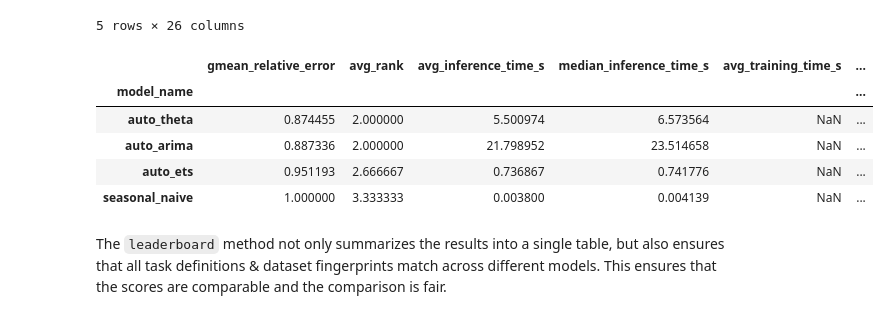
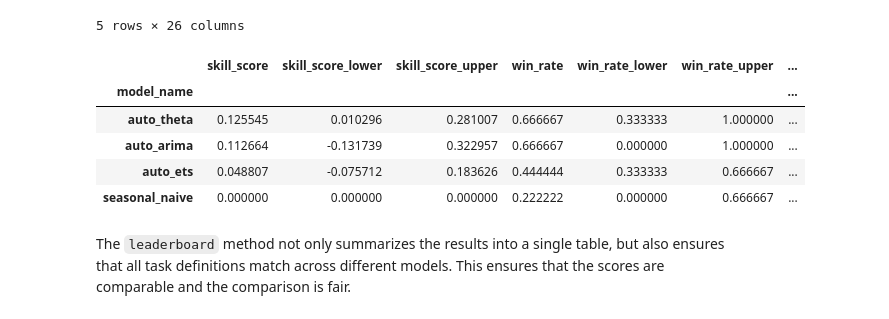
Before and after one commit to autogluon/fev, a Jupyter notebook: docs/tutorials/01-quickstart.ipynb, the cells around one changed output. Saved outputs shown, nothing was run; the diff lists cells and outputs as text; code cells hidden in the pictures.

Commit message:
Update eval summaries

```diff
--- a/docs/tutorials/01-quickstart.ipynb
+++ b/docs/tutorials/01-quickstart.ipynb
@@ -117,13 +119,13 @@ summaries.head()
 5 rows × 26 columns
 # %%
 # Evaluation summaries can be provided as dataframes, dicts, JSON or CSV files
-fev.leaderboard(summaries)
+fev.leaderboard(summaries, baseline_model="seasonal_naive")
 # %% [output]
-|  | gmean_relative_error | avg_rank | avg_inference_time_s | median_inference_time_s | avg_training_time_s | ... |
-| model_name |  |  |  |  |  | ... |
-| auto_theta | 0.874455 | 2.000000 | 5.500974 | 6.573564 | NaN | ... |
-| auto_arima | 0.887336 | 2.000000 | 21.798952 | 23.514658 | NaN | ... |
-| auto_ets | 0.951193 | 2.666667 | 0.736867 | 0.741776 | NaN | ... |
-| seasonal_naive | 1.000000 | 3.333333 | 0.003800 | 0.004139 | NaN | ... |
+|  | skill_score | skill_score_lower | skill_score_upper | win_rate | win_rate_lower | win_rate_upper | ... |
+| model_name |  |  |  |  |  |  | ... |
+| auto_theta | 0.125545 | 0.010296 | 0.281007 | 0.666667 | 0.333333 | 1.000000 | ... |
+| auto_arima | 0.112664 | -0.131739 | 0.322957 | 0.666667 | 0.000000 | 1.000000 | ... |
+| auto_ets | 0.048807 | -0.075712 | 0.183626 | 0.444444 | 0.333333 | 0.666667 | ... |
+| seasonal_naive | 0.000000 | 0.000000 | 0.000000 | 0.222222 | 0.000000 | 0.666667 | ... |
 # %% [markdown]
-The `leaderboard` method not only summarizes the results into a single table, but also ensures that all task definitions & dataset fingerprints match across different models. This ensures that the scores are comparable and the comparison is fair.
+The `leaderboard` method not only summarizes the results into a single table, but also ensures that all task definitions match across different models. This ensures that the scores are comparable and the comparison is fair.
```
Also changed, not shown: parts of 3 cells of this notebook, 26 other files.
